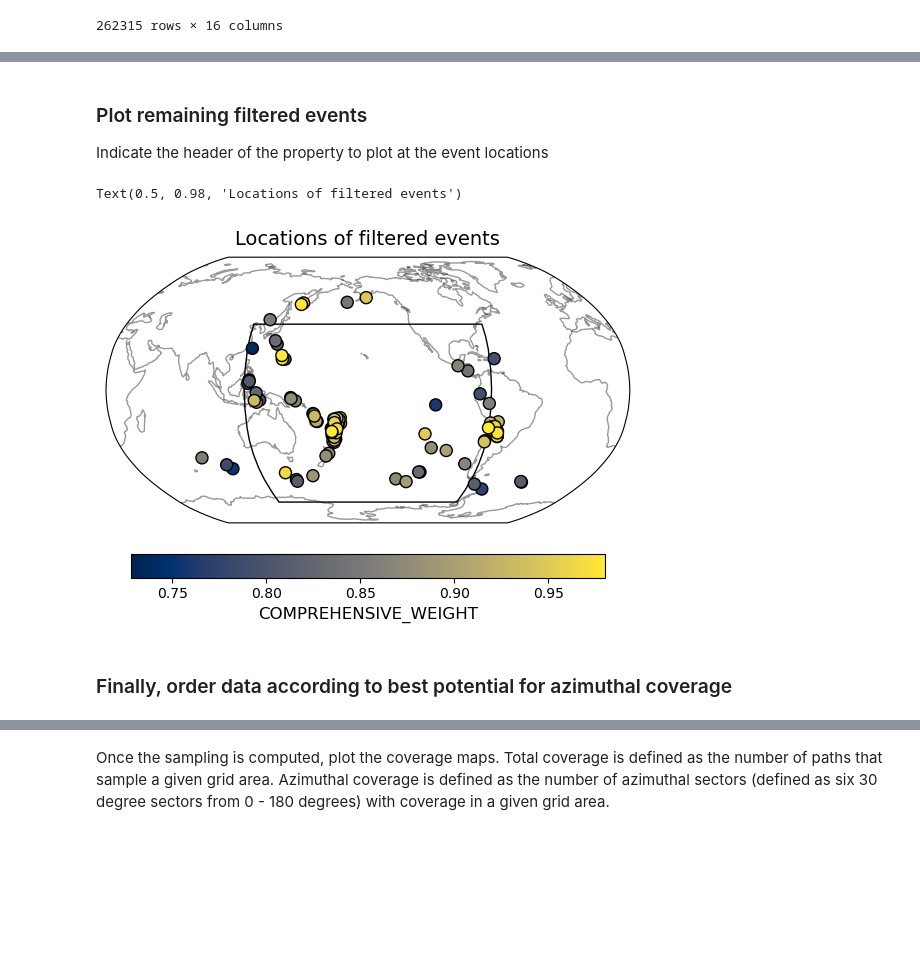
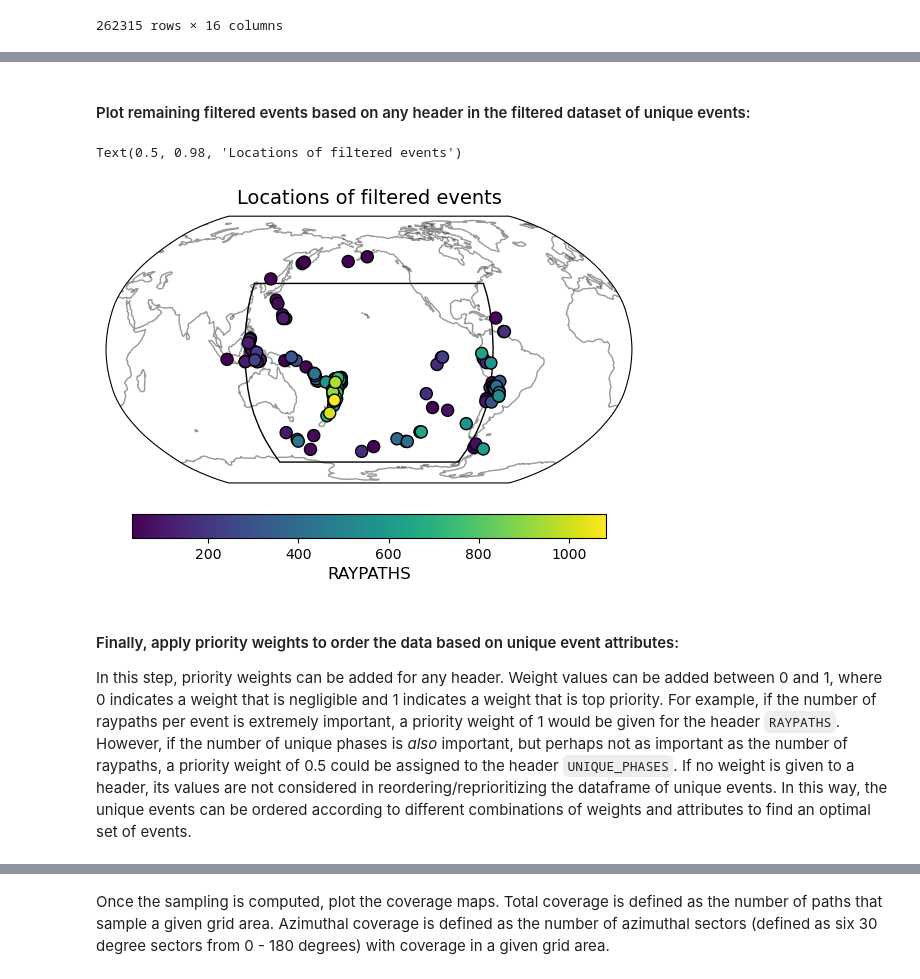
Before and after one commit to claire-richardson/EMPRESS, a Jupyter notebook: EMPRESS.ipynb, the cells around one changed output, grey strips where cells are left out. Drawn from its saved outputs; the diff is of its cells as text; code cells hidden in the pictures; blank space fills up the shorter version.

```diff
--- a/EMPRESS.ipynb
+++ b/EMPRESS.ipynb
@@ -723,21 +866,17 @@ display(df_unique_events)
 # %%
-col_to_plot = 'RAYPATHS'
+header_to_plot = 'RAYPATHS'
 # %%
-if (col_to_plot == 'DISPERSION_ORDER'):
-    ascending_kw = False
-    cm = 'viridis_r'
-else:
-    ascending_kw = True
-    cm = 'viridis'
+ascending_kw = True
+cm = 'viridis'
 
-df_unique_events = df_unique_events.sort_values(by = [col_to_plot], ascending = ascending_kw).reset_index(drop = True)
+df_unique_events = df_unique_events.sort_values(by = [header_to_plot], ascending = ascending_kw).reset_index(drop = True)
 
 fig = plt.figure(figsize = (12, 4), constrained_layout = True)
 ax0 = fig.add_subplot(1, 2, 1)#, aspect = 2)
 ax0.set_box_aspect(.5)
-ax0.hist(df_unique_events[col_to_plot], edgecolor = 'k')
-ax0.set_title(f'{col_to_plot} distribution', fontsize = 14)
-ax0.set_xlabel(f'{col_to_plot}')
+ax0.hist(df_unique_events[header_to_plot], edgecolor = 'k')
+ax0.set_title(f'{header_to_plot} distribution', fontsize = 14)
+ax0.set_xlabel(f'{header_to_plot}')
 ax0.set_ylabel('# of earthquakes');
 
 ax1 = fig.add_subplot(1, 2, 2, projection = ccrs.Robinson(central_longitude = map_center))
@@ -746,8 +885,8 @@ ax1.coastlines(alpha = 0.4)
 ax1.scatter(cloud_center[1], cloud_center[0], c = 'orange', marker = '*', s = 120, edgecolor = 'k')
 ax1.add_patch(mpatches.Rectangle(xy = [w, s], width = box_sampling_input.width, height = box_sampling_input.height, edgecolor = 'black', fill = False, alpha = 1, transform = ccrs.PlateCarree()))
 ax1.set_title(f'Locations of events', fontsize = 14)
-im1 = ax1.scatter(df_unique_events['EQ_LON'], df_unique_events['EQ_LAT'], c = df_unique_events[col_to_plot], transform = ccrs.PlateCarree(), edgecolor = 'k', marker = 'o', s = 75, cmap = cm, alpha = 1, zorder = 2)
+im1 = ax1.scatter(df_unique_events['EQ_LON'], df_unique_events['EQ_LAT'], c = df_unique_events[header_to_plot], transform = ccrs.PlateCarree(), edgecolor = 'k', marker = 'o', s = 75, cmap = cm, alpha = 1, zorder = 2)
 cbar = fig.colorbar(im1, ax = [ax1], orientation = 'horizontal', shrink = 0.8, pad = -0.05)
-cbar.ax.set_xlabel(f'{col_to_plot}', size = 12)
+cbar.ax.set_xlabel(f'{header_to_plot}', size = 12)
 # %% [output]
 Text(0.5, 0, 'RAYPATHS')
@@ -763,13 +902,13 @@ while True:
         break
 
     elif add_filter == 'y':
-        other_value_header = str(input(f'What is the header in `df_unique_events` of the filter you would like to add?: '))
+        other_value_header = str(input(f'What is the header in the dataframe of unique events of the filter you would like to add?: '))
 
         while other_value_header not in df_filtered_events.columns:
-            other_value_header = str(input(f'Sorry, that header is not in `df_unique_events`. Is there another header you would like to try?: '))
+            other_value_header = str(input(f'Sorry, that header is not in the dataframe. Is there another header you would like to try?: '))
 
         other_value_filter = float(input(f'What is the value of the filter you would like to apply?: '))
-        other_value_filter_type = str(input(f'Is the given value a maximum or minimum requirement? [max / min]: '))
+        other_value_filter_type = str(input(f'Is the given value a maximum or minimum threshold? [max / min]: '))
         if other_value_filter_type == 'min':
             df_filtered_events = df_filtered_events.loc[df_filtered_events[other_value_header] >= other_value_filter]
         elif other_value_filter_type == 'max':
@@ -811,29 +950,29 @@ You have 105 of 247 events in your filtered dataset
 # %% [markdown]
-### Plot remaining filtered events
-
-Indicate the header of the property to plot at the event locations
+#### Plot remaining filtered events based on any header in the filtered dataset of unique events:
 # %%
-header_of_property_to_plot = 'COMPREHENSIVE_WEIGHT'
+filtered_header_to_plot = 'RAYPATHS'
 # %%
-df_filtered_events = df_filtered_events.sort_values(by = [header_of_property_to_plot], ascending = True).reset_index(drop = True)
+df_filtered_events = df_filtered_events.sort_values(by = [filtered_header_to_plot], ascending = True).reset_index(drop = True)
 
 fig = plt.figure(figsize = (6, 4), constrained_layout = True)
 
-cm = 'cividis'
+cm = 'viridis'
 ax1 = fig.add_subplot(1, 1, 1, projection = ccrs.Robinson(central_longitude = map_center))
 ax1.set_global()
 ax1.coastlines(alpha = 0.4)
 ax1.add_patch(mpatches.Rectangle(xy = [w, s], width = box_sampling_input.width, height = box_sampling_input.height, edgecolor = 'black', fill = False, alpha = 1, transform = ccrs.PlateCarree()))
-im1 = ax1.scatter(df_filtered_events['EQ_LON'], df_filtered_events['EQ_LAT'], c = df_filtered_events[header_of_property_to_plot], transform = ccrs.PlateCarree(), edgecolor = 'k', marker = 'o', s = 75, cmap = cm, alpha = 1, zorder = 2)
+im1 = ax1.scatter(df_filtered_events['EQ_LON'], df_filtered_events['EQ_LAT'], c = df_filtered_events[filtered_header_to_plot], transform = ccrs.PlateCarree(), edgecolor = 'k', marker = 'o', s = 75, cmap = cm, alpha = 1, zorder = 2)
 cbar = fig.colorbar(im1, ax = [ax1], orientation = 'horizontal', shrink = 0.8, pad = 0.1)
-cbar.ax.set_xlabel(f'{header_of_property_to_plot}', size = 12)
+cbar.ax.set_xlabel(f'{filtered_header_to_plot}', size = 12)
 
 fig.suptitle(f'Locations of filtered events', fontsize = 14)
 # %% [output]
 Text(0.5, 0.98, 'Locations of filtered events')
-[figure, old version]
+[figure, new version]
 # %% [markdown]
-### Finally, order data according to best potential for azimuthal coverage
+#### Finally, apply priority weights to order the data based on unique event attributes:
+
+In this step, priority weights can be added for any header. Weight values can be added between 0 and 1, where 0 indicates a weight that is negligible and 1 indicates a weight that is top priority. For example, if the number of raypaths per event is extremely important, a priority weight of 1 would be given for the header `RAYPATHS`. However, if the number of unique phases is _also_ important, but perhaps not as important as the number of raypaths, a priority weight of 0.5 could be assigned to the header `UNIQUE_PHASES`. If no weight is given to a header, its values are not considered in reordering/reprioritizing the dataframe of unique events. In this way, the unique events can be ordered according to different combinations of weights and attributes to find an optimal set of events.
 # %%
 df_prioritized = df_filtered_events.copy()
 df_prioritized['PRIORITY'] = 0.
```
Also changed, not shown: parts of 27 cells of this notebook, 1 other file.
